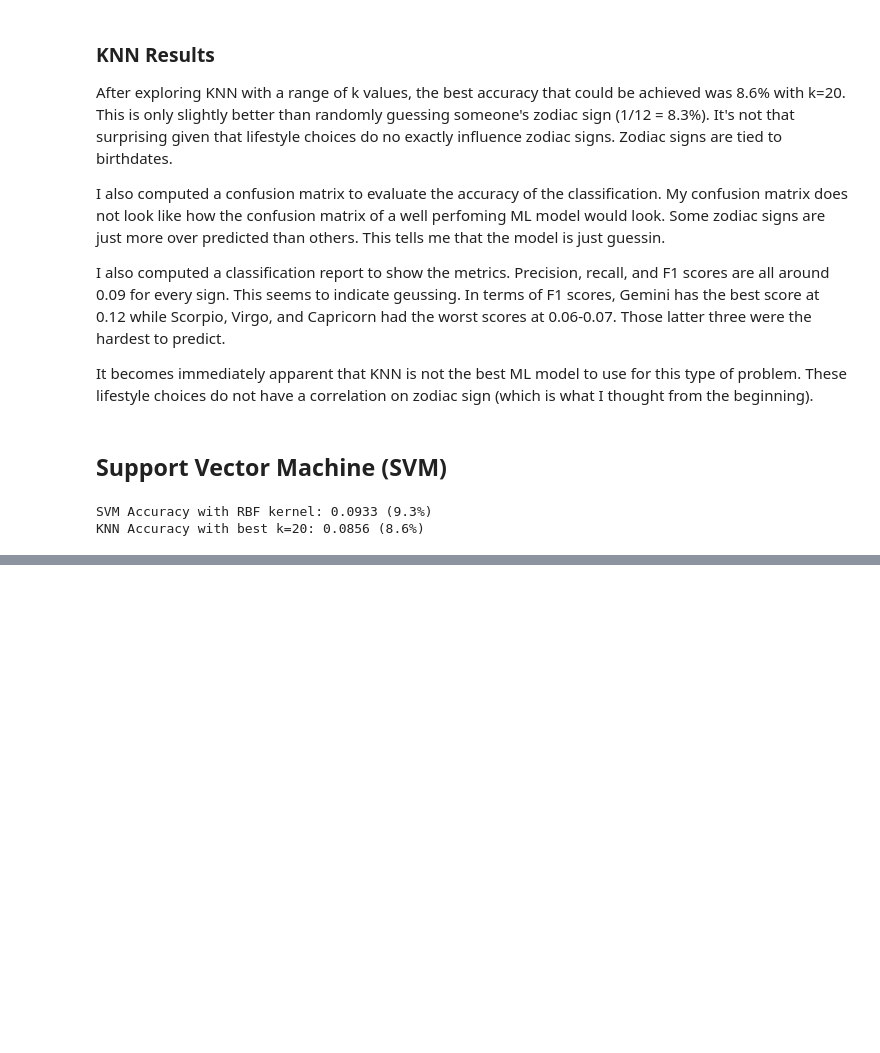
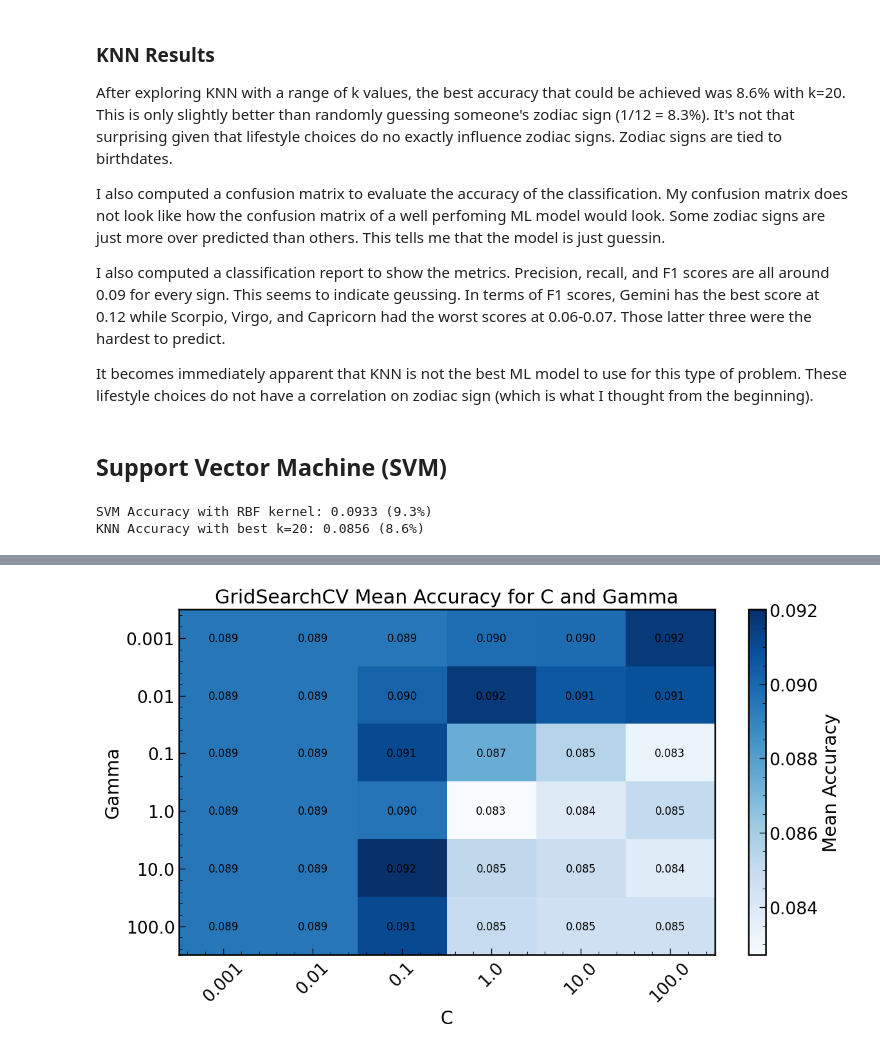
Before and after one commit to ovesa/OKCupid_ML, a Jupyter notebook: main_project.ipynb, the cells around one changed output, grey strips where cells are left out. Cells and saved outputs as stored; diff of their text form; code cells hidden in the pictures; blank space fills up the shorter version.

```diff
--- a/main_project.ipynb
+++ b/main_project.ipynb
@@ -610,0 +617,28 @@ print(f"\nBest C: {best_c} with accuracy: {max(C_accuracies)*100:.1f}%")
+# %%
+# after grid search completes, plot cv_results_ as a heatmap
+results = pd.DataFrame(svm_grid.cv_results_)
+scores = results.pivot_table(
+    index='param_gamma',
+    columns='param_C',
+    values='mean_test_score'
+)
+
+plt.figure(figsize=(10, 6))
+plt.imshow(scores, cmap='Blues', aspect='auto')
+plt.colorbar(label='Mean Accuracy')
+
+# add the accuracy values as text in each cell
+for i in range(len(scores.index)):
+    for j in range(len(scores.columns)):
+        plt.text(j, i, f'{scores.iloc[i, j]:.3f}',
+                ha='center', va='center', color='black')
+
+plt.xticks(range(len(scores.columns)), scores.columns, rotation=45)
+plt.yticks(range(len(scores.index)), scores.index)
+plt.xlabel('C')
+plt.ylabel('Gamma')
+plt.title('GridSearchCV Mean Accuracy for C and Gamma')
+plt.tight_layout()
+plt.show()
+# %% [output]
+[figure, added]
```
Also changed, not shown: parts of 6 cells of this notebook.
